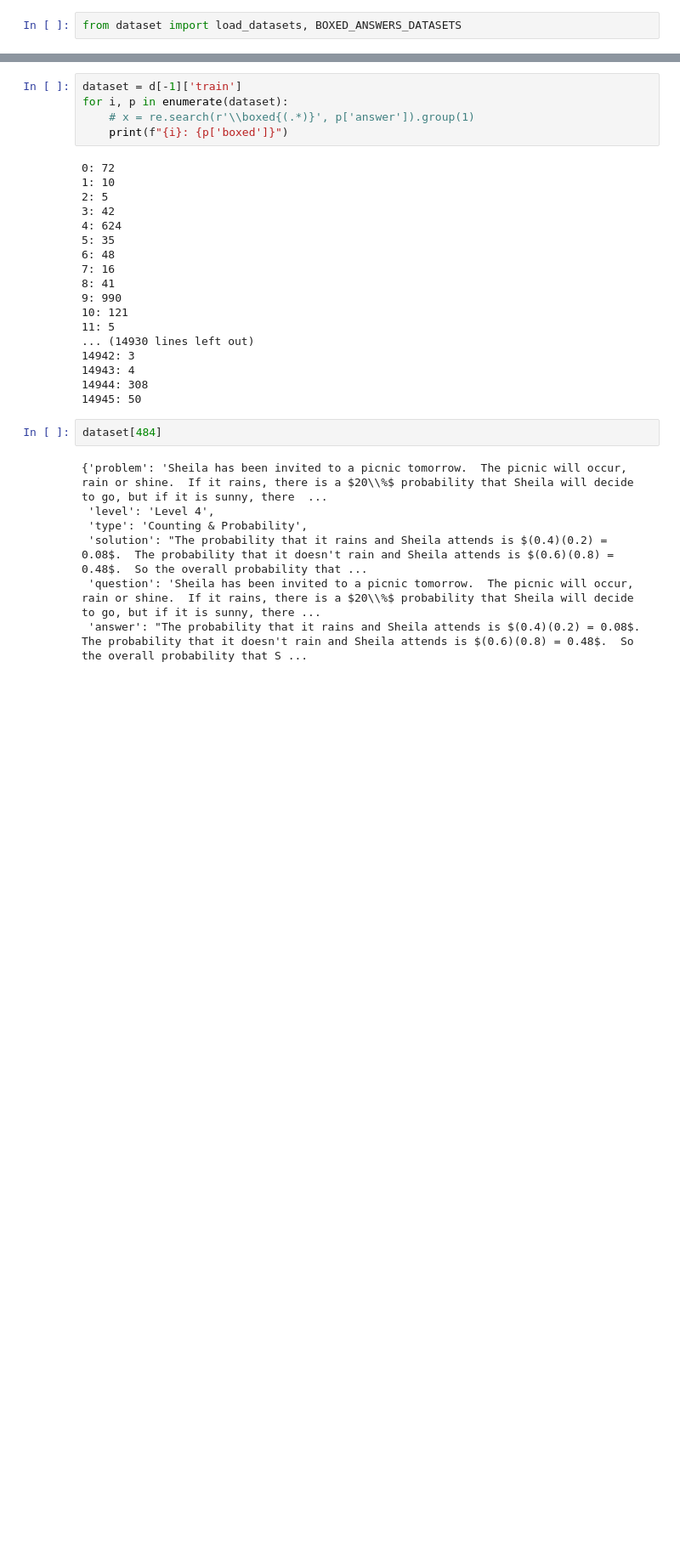
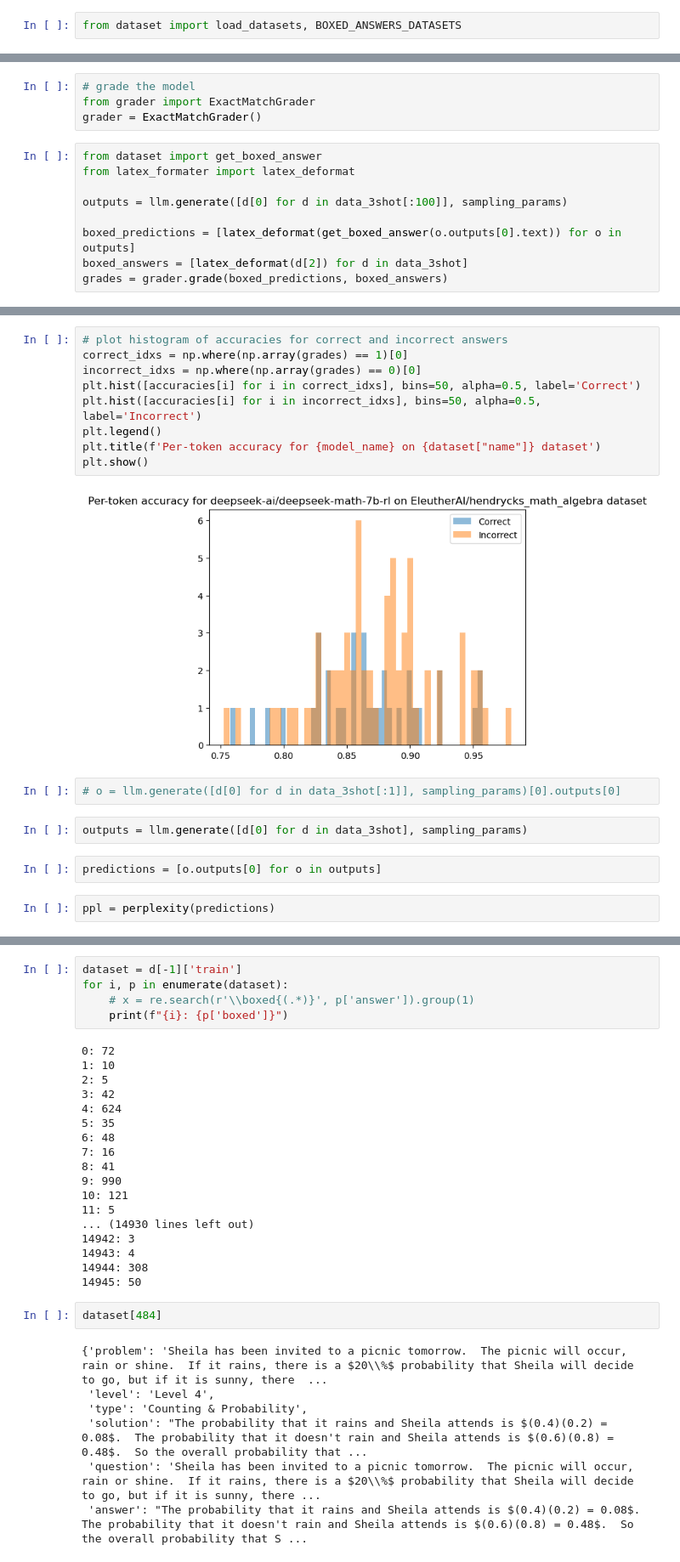
Before and after one commit to kaifronsdal/TheoremSense, a Jupyter notebook: theoremsense/test.ipynb, the cells around one changed output, grey strips where cells are left out. Shown at 85% size. Drawn from its saved outputs; the diff is of its cells as text; blank space fills up the shorter version.

```diff
--- a/theoremsense/test.ipynb
+++ b/theoremsense/test.ipynb
@@ -26,0 +221,13 @@ d[1]['train'][72]
+# %%
+# grade the model
+from grader import ExactMatchGrader
+grader = ExactMatchGrader()
+# %%
+from dataset import get_boxed_answer
+from latex_formater import latex_deformat
+
+outputs = llm.generate([d[0] for d in data_3shot[:100]], sampling_params)
+
+boxed_predictions = [latex_deformat(get_boxed_answer(o.outputs[0].text)) for o in outputs]
+boxed_answers = [latex_deformat(d[2]) for d in data_3shot]
+grades = grader.grade(boxed_predictions, boxed_answers)
@@ -26,0 +238,19 @@ d[1]['train'][72]
+# %%
+# plot histogram of accuracies for correct and incorrect answers
+correct_idxs = np.where(np.array(grades) == 1)[0]
+incorrect_idxs = np.where(np.array(grades) == 0)[0]
+plt.hist([accuracies[i] for i in correct_idxs], bins=50, alpha=0.5, label='Correct')
+plt.hist([accuracies[i] for i in incorrect_idxs], bins=50, alpha=0.5, label='Incorrect')
+plt.legend()
+plt.title(f'Per-token accuracy for {model_name} on {dataset["name"]} dataset')
+plt.show()
+# %% [output]
+[figure, added]
+# %%
+# o = llm.generate([d[0] for d in data_3shot[:1]], sampling_params)[0].outputs[0]
+# %%
+outputs = llm.generate([d[0] for d in data_3shot], sampling_params)
+# %%
+predictions = [o.outputs[0] for o in outputs]
+# %%
+ppl = perplexity(predictions)
```
Also changed, not shown: parts of 36 cells of this notebook, 11 other files.
